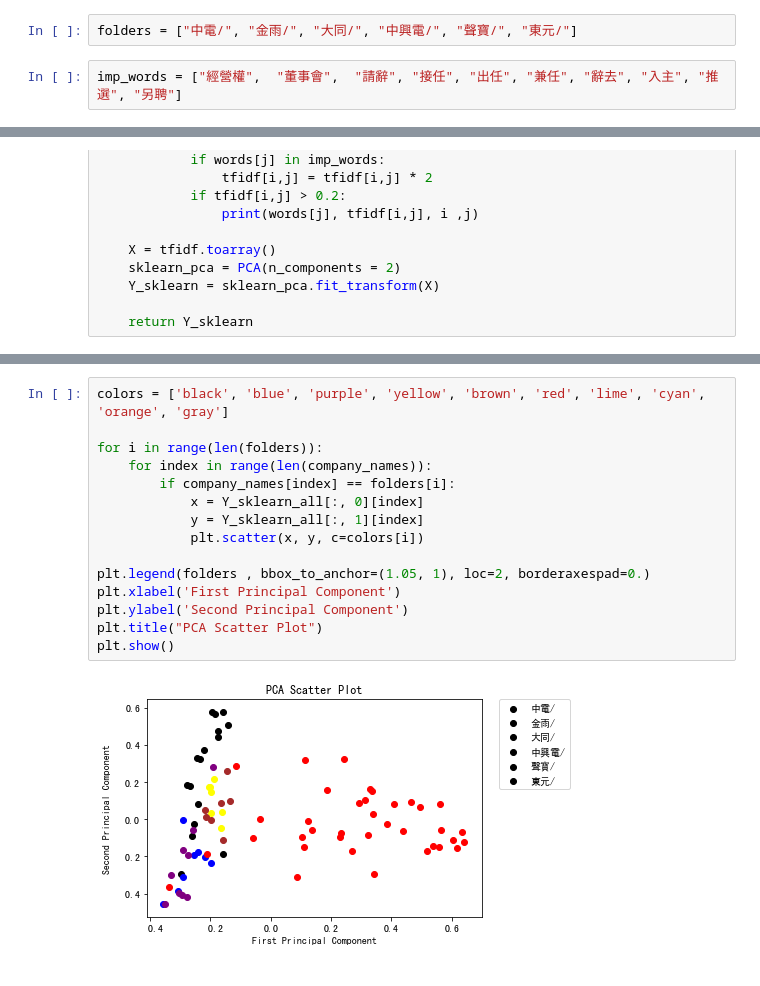
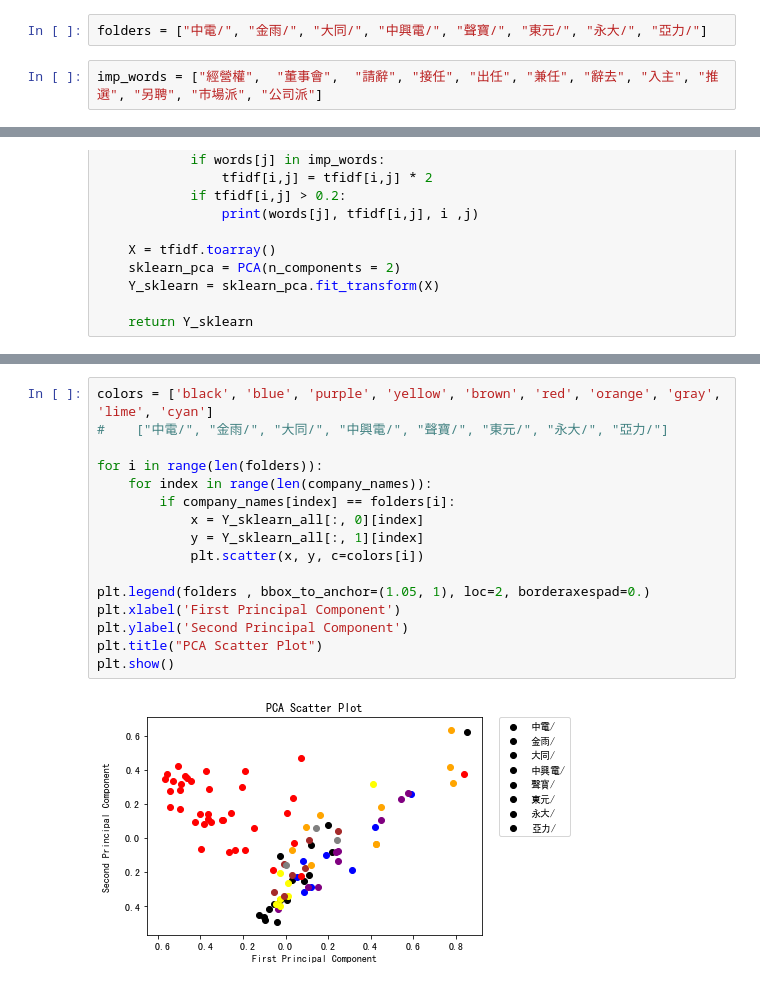
Before and after one commit to hsiehkl/NTU-CSX-Project, a Jupyter notebook: week_6/CPA & K-Means.ipynb, the cells around one changed output, grey strips where cells are left out. Cells and saved outputs as stored; diff of their text form.

```diff
--- a/week_6/CPA & K-Means.ipynb
+++ b/week_6/CPA & K-Means.ipynb
@@ -30,7 +35,7 @@ jieba.load_userdict('ProperN.txt')
 # %%
-folders = ["中電/", "金雨/", "大同/", "中興電/", "聲寶/", "東元/"]
+folders = ["中電/", "金雨/", "大同/", "中興電/", "聲寶/", "東元/", "永大/", "亞力/"]
 # %%
-imp_words = ["經營權",  "董事會",  "請辭", "接任", "出任", "兼任", "辭去", "入主", "推選", "另聘"]
+imp_words = ["經營權",  "董事會",  "請辭", "接任", "出任", "兼任", "辭去", "入主", "推選", "另聘", "市場派", "公司派"]
 # %%
 def get_txts(folder):
     all_files = []
@@ -483,17 +592,18 @@ tfidf.shape:  (84, 74)
 # %%
-colors = ['black', 'blue', 'purple', 'yellow', 'brown', 'red', 'lime', 'cyan', 'orange', 'gray']
+colors = ['black', 'blue', 'purple', 'yellow', 'brown', 'red', 'orange', 'gray', 'lime', 'cyan']
+#    ["中電/", "金雨/", "大同/", "中興電/", "聲寶/", "東元/", "永大/", "亞力/"]
 
 for i in range(len(folders)):
     for index in range(len(company_names)):
         if company_names[index] == folders[i]:
             x = Y_sklearn_all[:, 0][index]
             y = Y_sklearn_all[:, 1][index]
             plt.scatter(x, y, c=colors[i])
 
 plt.legend(folders , bbox_to_anchor=(1.05, 1), loc=2, borderaxespad=0.)
 plt.xlabel('First Principal Component')
 plt.ylabel('Second Principal Component')
 plt.title("PCA Scatter Plot")
 plt.show()
 # %% [output]
-[figure, old version]
+[figure, new version]
```
Also changed, not shown: parts of 21 cells of this notebook.
